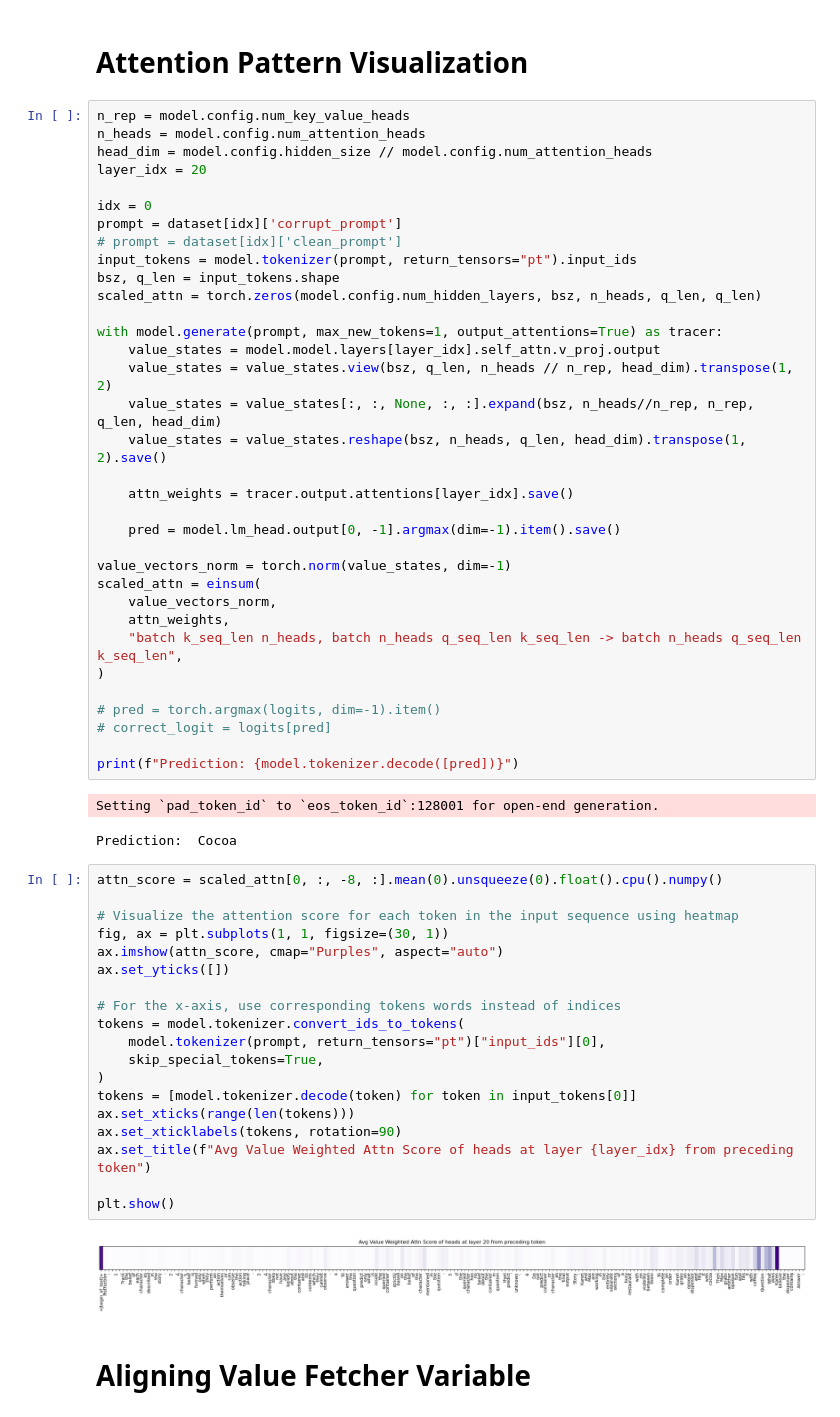
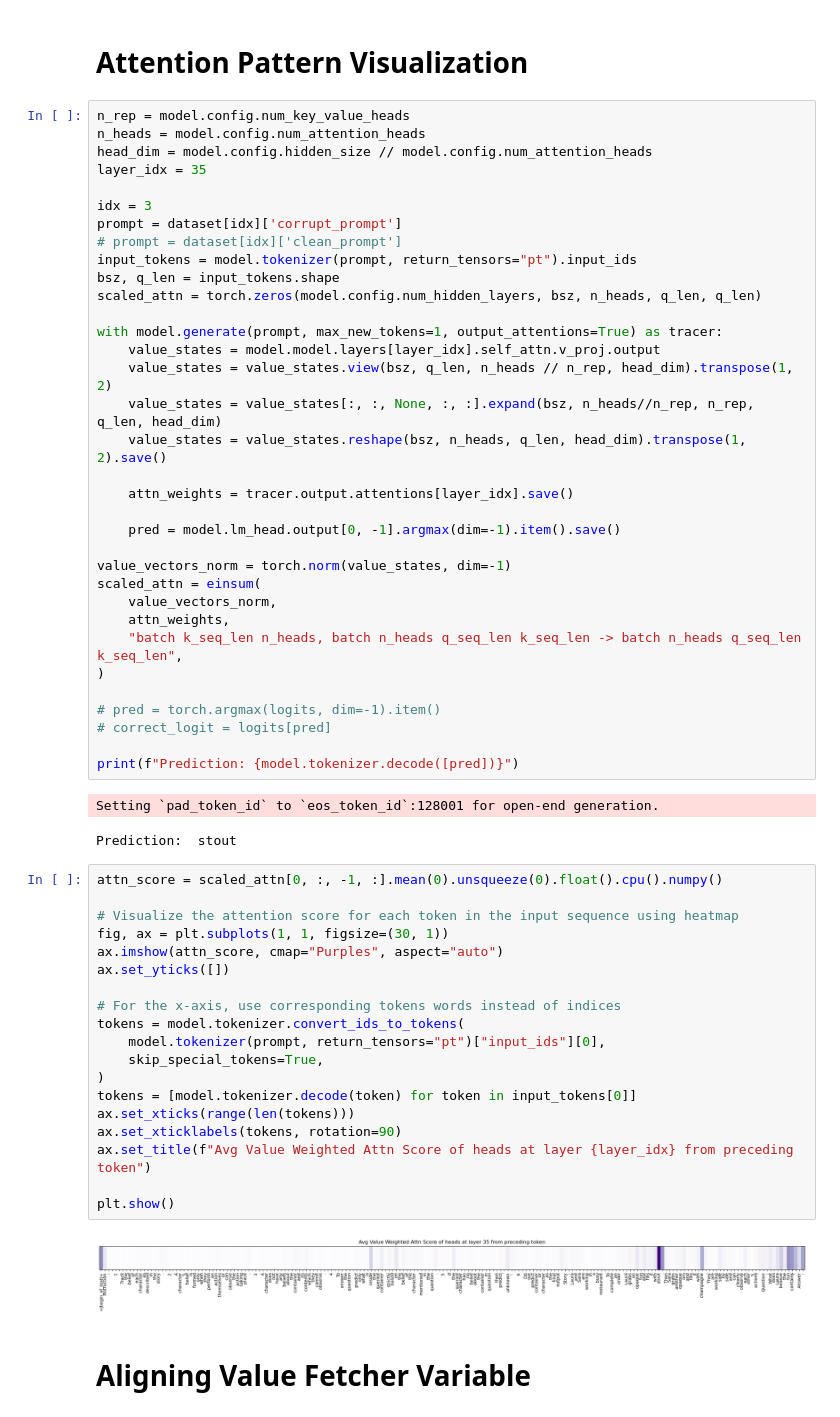
Before and after one commit to umango101/belief_tracking, a Jupyter notebook: notebooks/initial_worldstate_belief_ques.ipynb, the cells around one changed output. Cells and saved outputs as stored; diff of their text form.

```diff
--- a/notebooks/initial_worldstate_belief_ques.ipynb
+++ b/notebooks/initial_worldstate_belief_ques.ipynb
@@ -186,9 +188,9 @@ plt.show()
 n_rep = model.config.num_key_value_heads
 n_heads = model.config.num_attention_heads
 head_dim = model.config.hidden_size // model.config.num_attention_heads
-layer_idx = 20
+layer_idx = 35
 
-idx = 0
+idx = 3
 prompt = dataset[idx]['corrupt_prompt']
 # prompt = dataset[idx]['clean_prompt']
 input_tokens = model.tokenizer(prompt, return_tensors="pt").input_ids
@@ -218,28 +220,28 @@ scaled_attn = einsum(
 print(f"Prediction: {model.tokenizer.decode([pred])}")
 # %% [output]
 Setting `pad_token_id` to `eos_token_id`:128001 for open-end generation.
-Prediction:  Cocoa
+Prediction:  stout
 # %%
-attn_score = scaled_attn[0, :, -8, :].mean(0).unsqueeze(0).float().cpu().numpy()
+attn_score = scaled_attn[0, :, -1, :].mean(0).unsqueeze(0).float().cpu().numpy()
 
 # Visualize the attention score for each token in the input sequence using heatmap
 fig, ax = plt.subplots(1, 1, figsize=(30, 1))
 ax.imshow(attn_score, cmap="Purples", aspect="auto")
 ax.set_yticks([])
 
 # For the x-axis, use corresponding tokens words instead of indices
 tokens = model.tokenizer.convert_ids_to_tokens(
     model.tokenizer(prompt, return_tensors="pt")["input_ids"][0],
     skip_special_tokens=True,
 )
 tokens = [model.tokenizer.decode(token) for token in input_tokens[0]]
 ax.set_xticks(range(len(tokens)))
 ax.set_xticklabels(tokens, rotation=90)
 ax.set_title(f"Avg Value Weighted Attn Score of heads at layer {layer_idx} from preceding token")
 
 plt.show()
 # %% [output]
-[figure, old version]
+[figure, new version]
 # %% [markdown]
 # Aligning Value Fetcher Variable
 # %%
```
Also changed, not shown: parts of 75 cells of this notebook, 18 other files.
